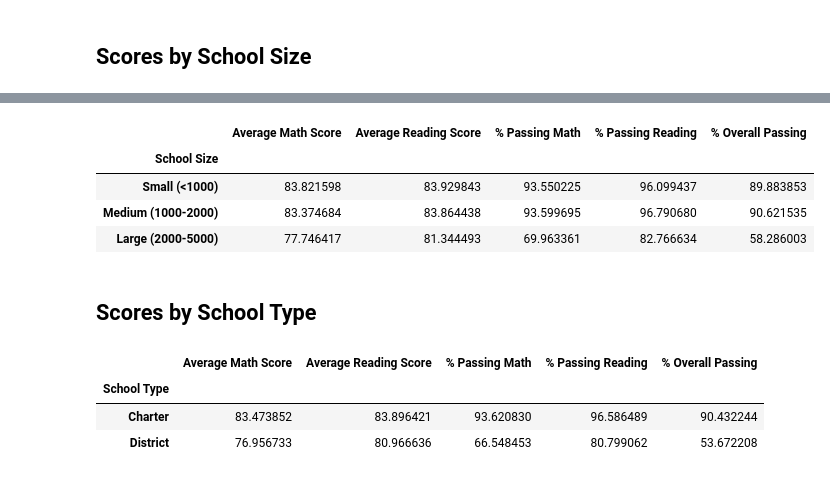
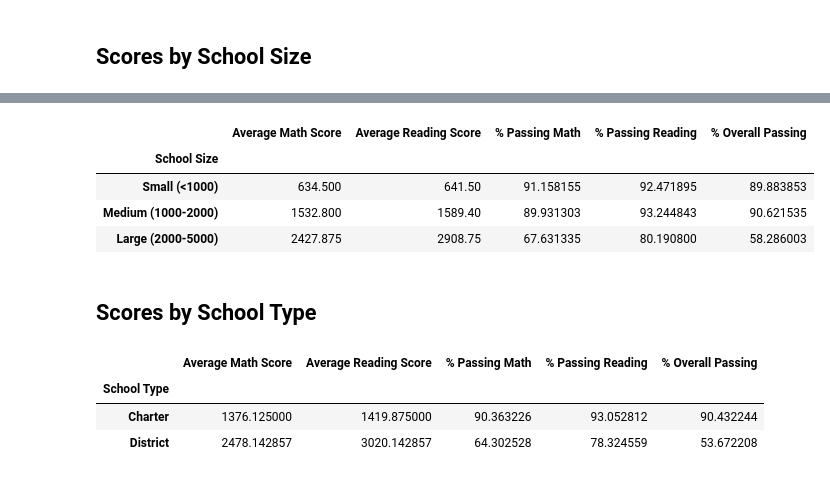
Before and after one commit to alebridegroom/pandas-challenge, a Jupyter notebook: PyCitySchools/PyCitySchools_starter.ipynb, the cells around one changed output, grey strips where cells are left out. Saved outputs shown, nothing was run; the diff lists cells and outputs as text; code cells hidden in the pictures.

```diff
--- a/PyCitySchools/PyCitySchools_starter.ipynb
+++ b/PyCitySchools/PyCitySchools_starter.ipynb
@@ -116,11 +122,13 @@ per_school_reading =
 # %%
 # Calculate the number of students per school with math scores of 70 or higher
-students_passing_math =
-school_students_passing_math =
+
+students_passing_math = school_data_complete.loc[school_data_complete["math_score"] > 70]
+
+school_students_passing_math = students_passing_math["school_name"].value_counts()
 # %%
 # Calculate the number of students per school with reading scores of 70 or higher
-students_passing_reading =
-school_students_passing_reading =
+students_passing_reading = school_data_complete.loc[school_data_complete["reading_score"] > 70]
+school_students_passing_reading = students_passing_reading["school_name"].value_counts()
 # %%
 # Use the provided code to calculate the number of students per school that passed both math and reading with scores of 70 or higher
 students_passing_math_and_reading = school_data_complete[
@@ -134,7 +142,15 @@ per_school_passing_reading = school_students_passing_reading / per_school_counts
 overall_passing_rate = school_students_passing_math_and_reading / per_school_counts * 100
 # %%
 # Create a DataFrame called `per_school_summary` with columns for the calculations above.
-per_school_summary =
+per_school_summary = pd.DataFrame({"School Type":school_types,
+                                 "Total Students":per_school_counts,
+                                 "Total School Budget":per_school_budget,
+                                 "Per Student Budget":per_school_capita,
+                                 "Average Math Score":school_students_passing_math,
+                                 "Average Reading Score":school_students_passing_reading,
+                                 "% Passing Math":per_school_passing_math,
+                                "% Passing Reading":per_school_passing_reading,
+                                "% Overall Passing":overall_passing_rate})
 
 # Formatting
 per_school_summary["Total School Budget"] = per_school_summary["Total School Budget"].map("${:,.2f}".format)
@@ -326,7 +370,7 @@ labels = ["Small (<1000)", "Medium (1000-2000)", "Large (2000-5000)"]
 # Categorize the spending based on the bins
 # Use `pd.cut` on the "Total Students" column of the `per_school_summary` DataFrame.
 
-per_school_summary["School Size"] =
+per_school_summary["School Size"] = pd.cut(per_school_counts, size_bins, labels = labels)
 per_school_summary
 # %% [output]
 |  | School Type | Total Students | Total School Budget | Per Student Budget | Average Math Score | ... |
@@ -355,16 +399,20 @@ size_overall_passing = per_school_summary.groupby(["School Size"])["% Overall Pa
 # %%
 # Create a DataFrame called `size_summary` that breaks down school performance based on school size (small, medium, or large).
 # Use the scores above to create a new DataFrame called `size_summary`
-size_summary =
+size_summary = pd.DataFrame({"Average Math Score":size_math_scores,
+                                 "Average Reading Score":size_reading_scores,
+                                 "% Passing Math":size_passing_math,
+                                 "% Passing Reading":size_passing_reading ,
+                                "% Overall Passing":size_overall_passing})
 
 # Display results
 size_summary
 # %% [output]
 |  | Average Math Score | Average Reading Score | % Passing Math | % Passing Reading | % Overall Passing |
 | School Size |  |  |  |  |  |
-| Small (<1000) | 83.821598 | 83.929843 | 93.550225 | 96.099437 | 89.883853 |
-| Medium (1000-2000) | 83.374684 | 83.864438 | 93.599695 | 96.790680 | 90.621535 |
-| Large (2000-5000) | 77.746417 | 81.344493 | 69.963361 | 82.766634 | 58.286003 |
+| Small (<1000) | 634.500 | 641.50 | 91.158155 | 92.471895 | 89.883853 |
+| Medium (1000-2000) | 1532.800 | 1589.40 | 89.931303 | 93.244843 | 90.621535 |
+| Large (2000-5000) | 2427.875 | 2908.75 | 67.631335 | 80.190800 | 58.286003 |
 # %% [markdown]
 ## Scores by School Type
 # %%
@@ -376,12 +424,16 @@ average_percent_passing_reading_by_type = per_school_summary.groupby(["School Ty
 average_percent_overall_passing_by_type = per_school_summary.groupby(["School Type"])["% Overall Passing"].mean()
 # %%
 # Assemble the new data by type into a DataFrame called `type_summary`
-type_summary =
+type_summary = pd.DataFrame({"Average Math Score":average_math_score_by_type,
+                                 "Average Reading Score":average_reading_score_by_type,
+                                 "% Passing Math":average_percent_passing_math_by_type,
+                                 "% Passing Reading":average_percent_passing_reading_by_type,
+                                "% Overall Passing":average_percent_overall_passing_by_type})
 
 # Display results
 type_summary
 # %% [output]
 |  | Average Math Score | Average Reading Score | % Passing Math | % Passing Reading | % Overall Passing |
 | School Type |  |  |  |  |  |
-| Charter | 83.473852 | 83.896421 | 93.620830 | 96.586489 | 90.432244 |
-| District | 76.956733 | 80.966636 | 66.548453 | 80.799062 | 53.672208 |
+| Charter | 1376.125000 | 1419.875000 | 90.363226 | 93.052812 | 90.432244 |
+| District | 2478.142857 | 3020.142857 | 64.302528 | 78.324559 | 53.672208 |
```
Also changed, not shown: parts of 25 cells of this notebook.
